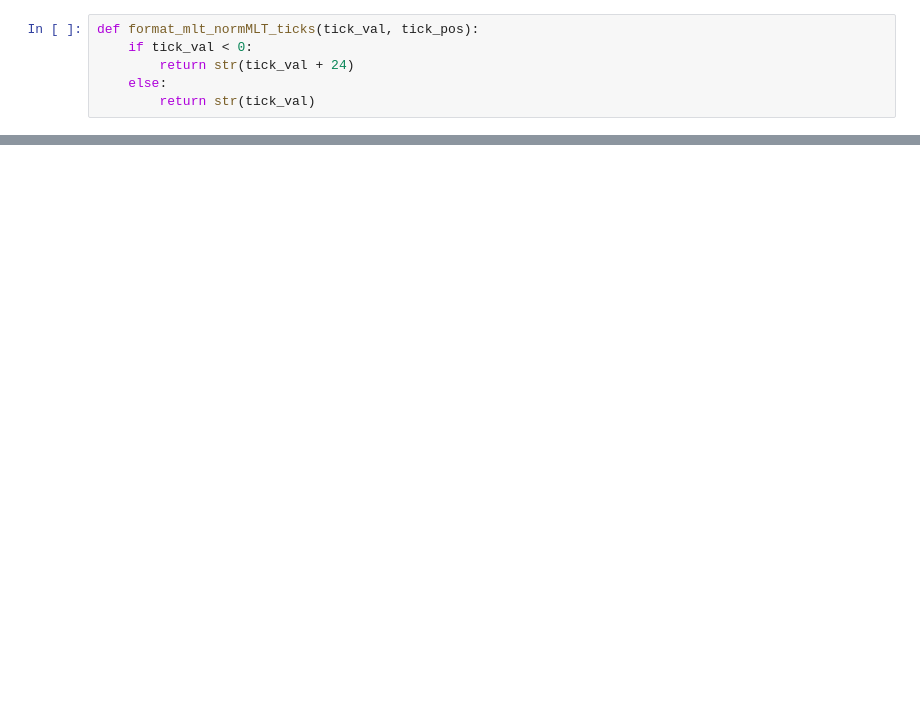
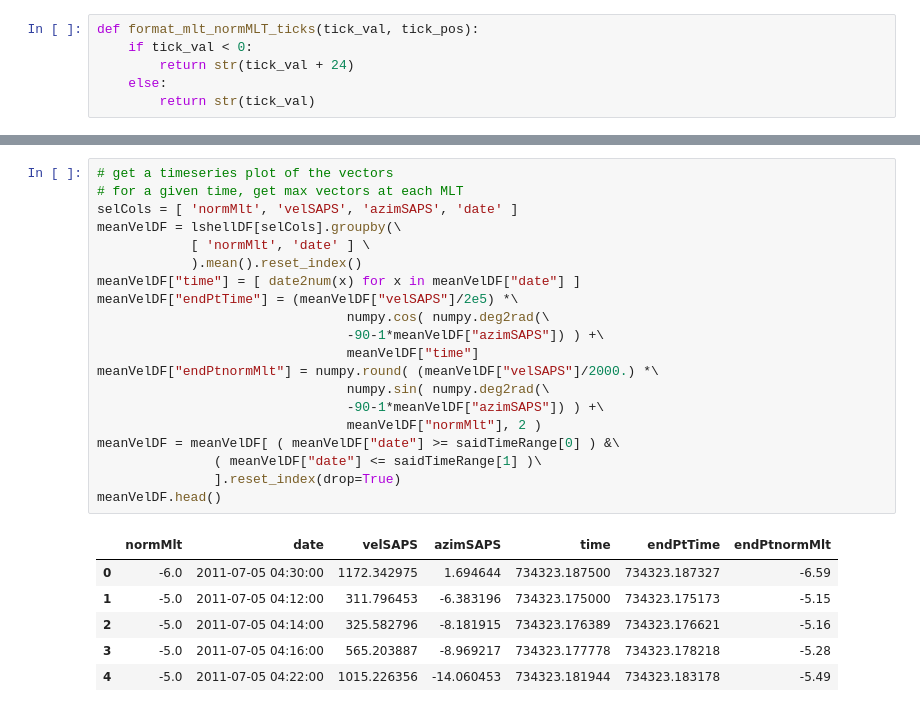
Before and after one commit to bharatreddy/scwsaps, a Jupyter notebook: ipy/lshell_vecs.ipynb, the cells around one changed output, grey strips where cells are left out. Drawn from its saved outputs; the diff is of its cells as text; blank space fills up the shorter version.

```diff
--- a/ipy/lshell_vecs.ipynb
+++ b/ipy/lshell_vecs.ipynb
@@ -322,0 +330,27 @@ f.savefig("../plots/lshell-timseries-lat-" +\
+# %%
+# get a timeseries plot of the vectors
+# for a given time, get max vectors at each MLT
+selCols = [ 'normMlt', 'velSAPS', 'azimSAPS', 'date' ]
+meanVelDF = lshellDF[selCols].groupby(\
+            [ 'normMlt', 'date' ] \
+            ).mean().reset_index()
+meanVelDF["time"] = [ date2num(x) for x in meanVelDF["date"] ]
+meanVelDF["endPtTime"] = (meanVelDF["velSAPS"]/2e5) *\
+                                numpy.cos( numpy.deg2rad(\
+                                -90-1*meanVelDF["azimSAPS"]) ) +\
+                                meanVelDF["time"]
+meanVelDF["endPtnormMlt"] = numpy.round( (meanVelDF["velSAPS"]/2000.) *\
+                                numpy.sin( numpy.deg2rad(\
+                                -90-1*meanVelDF["azimSAPS"]) ) +\
+                                meanVelDF["normMlt"], 2 )
+meanVelDF = meanVelDF[ ( meanVelDF["date"] >= saidTimeRange[0] ) &\
+               ( meanVelDF["date"] <= saidTimeRange[1] )\
+               ].reset_index(drop=True)
+meanVelDF.head()
+# %% [output]
+|  | normMlt | date | velSAPS | azimSAPS | time | endPtTime | endPtnormMlt |
+| 0 | -6.0 | 2011-07-05 04:30:00 | 1172.342975 | 1.694644 | 734323.187500 | 734323.187327 | -6.59 |
+| 1 | -5.0 | 2011-07-05 04:12:00 | 311.796453 | -6.383196 | 734323.175000 | 734323.175173 | -5.15 |
+| 2 | -5.0 | 2011-07-05 04:14:00 | 325.582796 | -8.181915 | 734323.176389 | 734323.176621 | -5.16 |
+| 3 | -5.0 | 2011-07-05 04:16:00 | 565.203887 | -8.969217 | 734323.177778 | 734323.178218 | -5.28 |
+| 4 | -5.0 | 2011-07-05 04:22:00 | 1015.226356 | -14.060453 | 734323.181944 | 734323.183178 | -5.49 |
```
Also changed, not shown: parts of 6 cells of this notebook, 15 other files.
